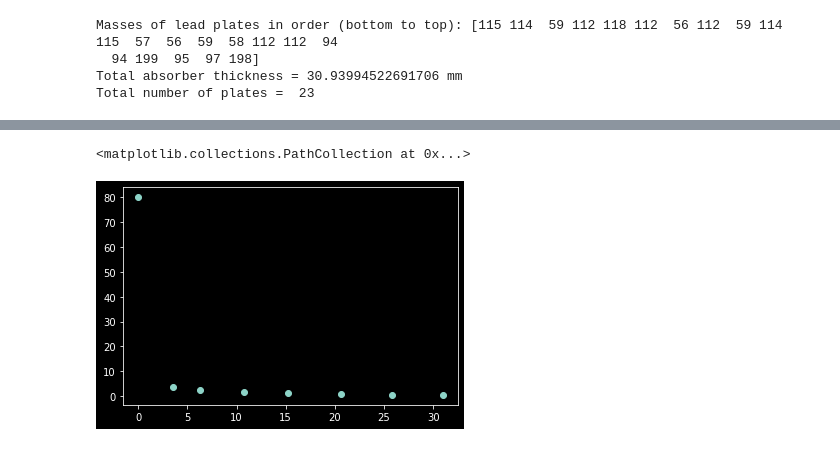
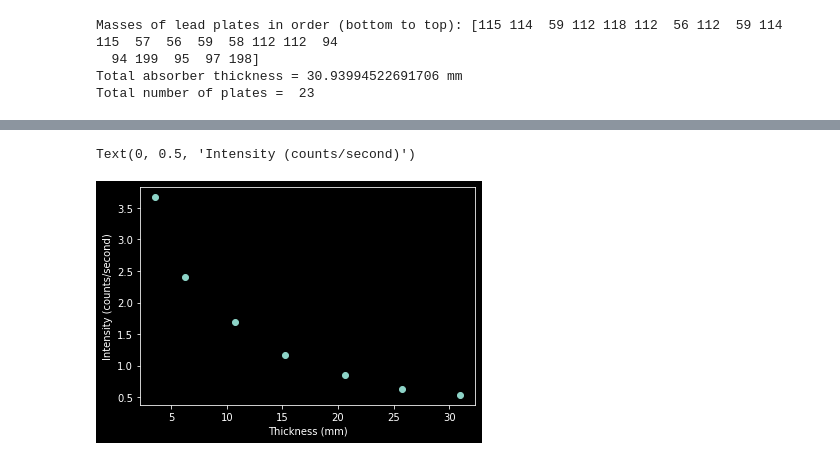
Before and after one commit to Jtearwicker/PHYS_133, a Jupyter notebook: Lab_2_Radiation (2).ipynb, the cells around one changed output, grey strips where cells are left out. Drawn from its saved outputs; the diff is of its cells as text; code cells hidden in the pictures.

```diff
--- a/Lab_2_Radiation (2).ipynb
+++ b/Lab_2_Radiation (2).ipynb
@@ -128,22 +82,24 @@ Total absorber thickness = 30.455790297339593 mm
 # %%
-background
-
-b = 10000 #area of big lead plates (mm^2)
-s = 5625 #area of small lead plates (mm^2)
-rho = 0.01136 #density of lead (g/mm^2)
+b = 10000  #area of big lead plates (mm^2)
+s = 5625  #area of small lead plates (mm^2)
+rho = 0.01136  #density of lead (g/mm^2)
 
 #absorber thickness: rho*x = mass/area
-mass_small = np.array([115,114,59,112,118,112,56,112,59,114,115,57,56,59,58,112,112]) #mass of small lead plates (grams)
-mass_big = np.array([94,94,199,95,97,198]) #masses of big lead plates (grams)
+mass_small = np.array([
+    115, 114, 59, 112, 118, 112, 56, 112, 59, 114, 115, 57, 56, 59, 58, 112,
+    112
+])  #mass of small lead plates (grams)
+mass_big = np.array([94, 94, 199, 95, 97,
+                     198])  #masses of big lead plates (grams)
 
-thickness_small = mass_small / s   #[mass]/area
-thickness_big = mass_big / b   #[mass]/area
+thickness_small = mass_small / s  #[mass]/area
+thickness_big = mass_big / b  #[mass]/area
 thickness_combined = np.concatenate((thickness_small, thickness_big))
 mass_combined = np.concatenate((mass_small, mass_big))
 thickness_total = (np.sum(thickness_combined)) / rho
-print("Masses of lead plates in order (bottom to top):",mass_combined)
-print("Total absorber thickness =",thickness_total,"mm")
-print("Total number of plates = ",len(mass_combined))
+print("Masses of lead plates in order (bottom to top):", mass_combined)
+print("Total absorber thickness =", thickness_total, "mm")
+print("Total number of plates = ", len(mass_combined))
 # %% [output]
 Masses of lead plates in order (bottom to top): [115 114  59 112 118 112  56 112  59 114 115  57  56  59  58 112 112  94
   94 199  95  97 198]
@@ -233,13 +191,15 @@ Intensity 8 = 80.0
 # %%
-counts_combined = [m1[0],m2[0],m3[0],m4[0],m5[0],m6[0],m7[0],m8[0]]
-time_combined = [m1[1],m2[1],m3[1],m4[1],m5[1],m6[1],m7[1],m8[1]]
-thickness_combined = [t1,t2,t3,t4,t5,t6,t7,t8]
-
-intensity_combined = np.zeros(len(counts_combined))
-for i in range(0,len(counts_combined)):
-    intensity_combined[i] = counts_combined[i] / time_combined[i]
+counts_combined = np.array(
+    [m0[0], m1[0], m2[0], m3[0], m4[0], m5[0], m6[0], m7[0]])
+time_combined = np.array(
+    [m0[1], m1[1], m2[1], m3[1], m4[1], m5[1], m6[1], m7[1]])
+thickness_combined = np.array([t0, t1, t2, t3, t4, t5, t6, t7])
+intensity_combined = counts_combined / time_combined
-# %%
-plt.scatter(thickness_combined[:], intensity_combined[:])
-# %% [output]
-<matplotlib.collections.PathCollection at 0x...>
-[figure, removed]
+# %%
+plt.scatter(thickness_combined[1:], intensity_combined[1:])
+plt.xlabel("Thickness (mm)")
+plt.ylabel("Intensity (counts/second)")
+#plt.savefig("Thickness vs Intensity")
+# %% [output]
+Text(0, 0.5, 'Intensity (counts/second)')
+[figure, added]
```
Also changed, not shown: parts of 16 cells of this notebook.
